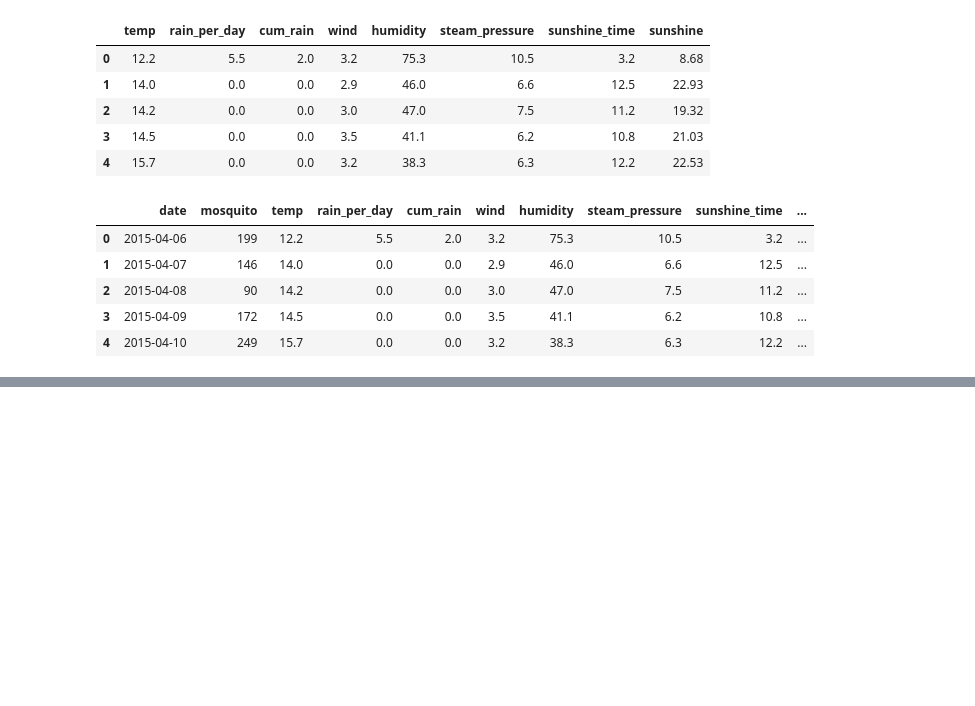
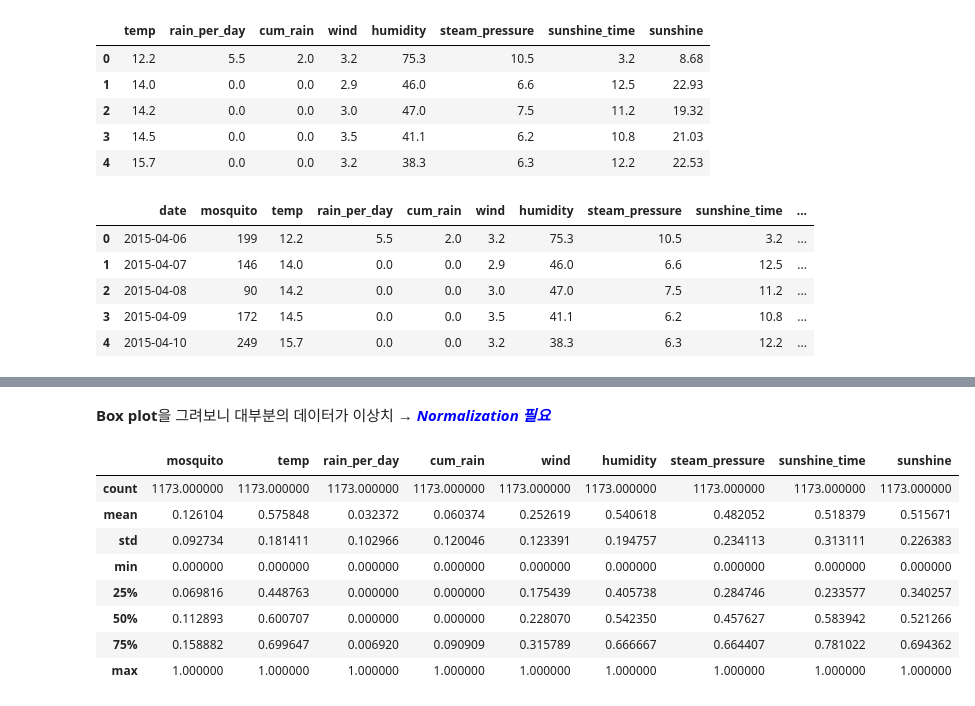
Before and after one commit to gentle-potato/21KDT-Project, a Jupyter notebook: DataAnalysis&Visualization/기후 데이터를 활용한 모기 발생 예보/작업/Data Preprocessing.ipynb, the cells around one changed output, grey strips where cells are left out. Cells and saved outputs as stored; diff of their text form; code cells hidden in the pictures; blank space fills up the shorter version.

```diff
--- a/DataAnalysis&Visualization/기후 데이터를 활용한 모기 발생 예보/작업/Data Preprocessing.ipynb
+++ b/DataAnalysis&Visualization/기후 데이터를 활용한 모기 발생 예보/작업/Data Preprocessing.ipynb
@@ -141,9 +142,9 @@ X_trans.head()
 | 3 | 9.6 | 0.0 | 0.0 | 2.3 | 43.0 | 5.0 | 10.8 | 18.20 |
 | 4 | 11.6 | 0.0 | 0.0 | 2.8 | 40.5 | 5.3 | 11.6 | 20.67 |
 # %%
-data = pd.concat([date, y, X_trans], axis=1)
+data1 = pd.concat([date, y, X_trans], axis=1)
 
-data.head()
+data1.head()
 # %% [output]
 |  | date | mosquito | temp | rain_per_day | cum_rain | wind | humidity | steam_pressure | sunshine_time | ... |
 | 0 | 2015-04-06 | 199 | 10.3 | 0.0 | 0.0 | 2.7 | 55.8 | 6.8 | 1.7 | ... |
@@ -440,0 +458,2 @@ data.to_csv('3. dms_seoul_14.csv')
+# %% [markdown]
+**Box plot**을 그려보니 대부분의 데이터가 이상치 → <span style="color:blue">***Normalization 필요***</span>
@@ -440,0 +462,22 @@ data.to_csv('3. dms_seoul_14.csv')
+# %%
+trans = MinMaxScaler()
+# %%
+norm1 = trans.fit_transform(data1.drop('date', axis=1))
+norm2 = trans.fit_transform(data2.drop('date', axis=1))
+norm3 = trans.fit_transform(data3.drop('date', axis=1))
+# %%
+df1_norm = pd.DataFrame(norm1, columns=['mosquito', 'temp', 'rain_per_day', 'cum_rain', 'wind', 'humidity', 'steam_pressure', 'sunshine_time', 'sunshine'])
+df2_norm = pd.DataFrame(norm2, columns=['mosquito', 'temp', 'rain_per_day', 'cum_rain', 'wind', 'humidity', 'steam_pressure', 'sunshine_time', 'sunshine'])
+df3_norm = pd.DataFrame(norm3, columns=['mosquito', 'temp', 'rain_per_day', 'cum_rain', 'wind', 'humidity', 'steam_pressure', 'sunshine_time', 'sunshine'])
+# %%
+df1_norm.describe()
+# %% [output]
+|  | mosquito | temp | rain_per_day | cum_rain | wind | humidity | steam_pressure | sunshine_time | sunshine |
+| count | 1173.000000 | 1173.000000 | 1173.000000 | 1173.000000 | 1173.000000 | 1173.000000 | 1173.000000 | 1173.000000 | 1173.000000 |
+| mean | 0.126104 | 0.575848 | 0.032372 | 0.060374 | 0.252619 | 0.540618 | 0.482052 | 0.518379 | 0.515671 |
+| std | 0.092734 | 0.181411 | 0.102966 | 0.120046 | 0.123391 | 0.194757 | 0.234113 | 0.313111 | 0.226383 |
+| min | 0.000000 | 0.000000 | 0.000000 | 0.000000 | 0.000000 | 0.000000 | 0.000000 | 0.000000 | 0.000000 |
+| 25% | 0.069816 | 0.448763 | 0.000000 | 0.000000 | 0.175439 | 0.405738 | 0.284746 | 0.233577 | 0.340257 |
+| 50% | 0.112893 | 0.600707 | 0.000000 | 0.000000 | 0.228070 | 0.542350 | 0.457627 | 0.583942 | 0.521266 |
+| 75% | 0.158882 | 0.699647 | 0.006920 | 0.090909 | 0.315789 | 0.666667 | 0.664407 | 0.781022 | 0.694362 |
+| max | 1.000000 | 1.000000 | 1.000000 | 1.000000 | 1.000000 | 1.000000 | 1.000000 | 1.000000 | 1.000000 |
```
Also changed, not shown: parts of 29 cells of this notebook, 6 other files.
